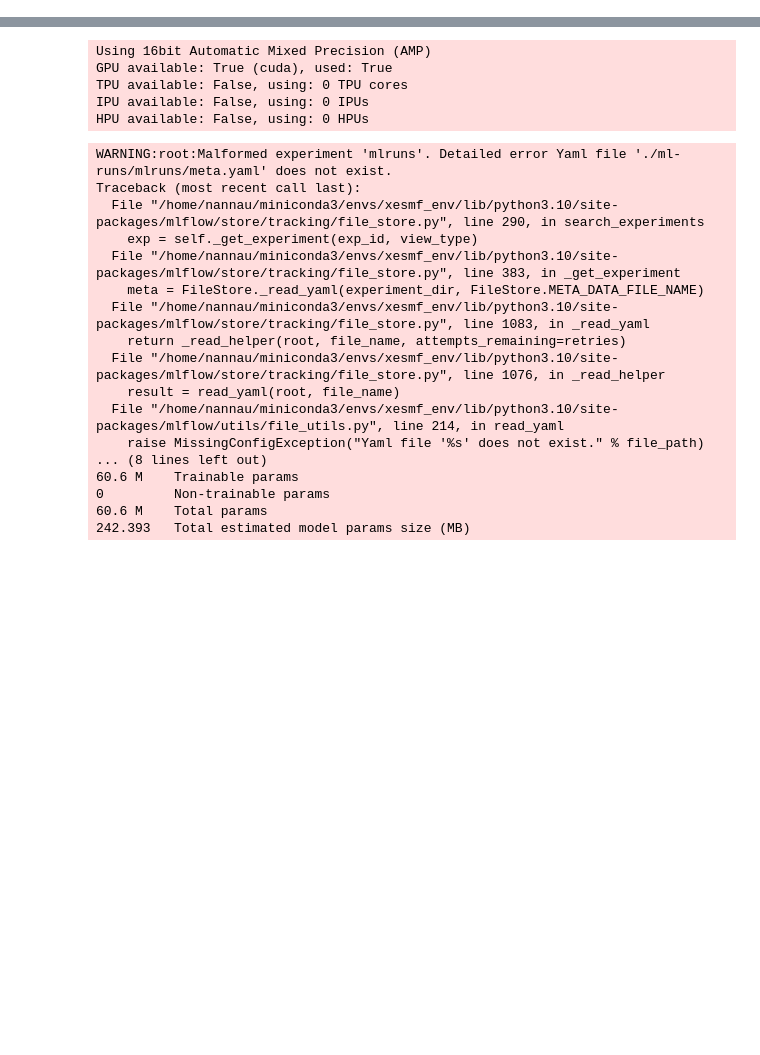
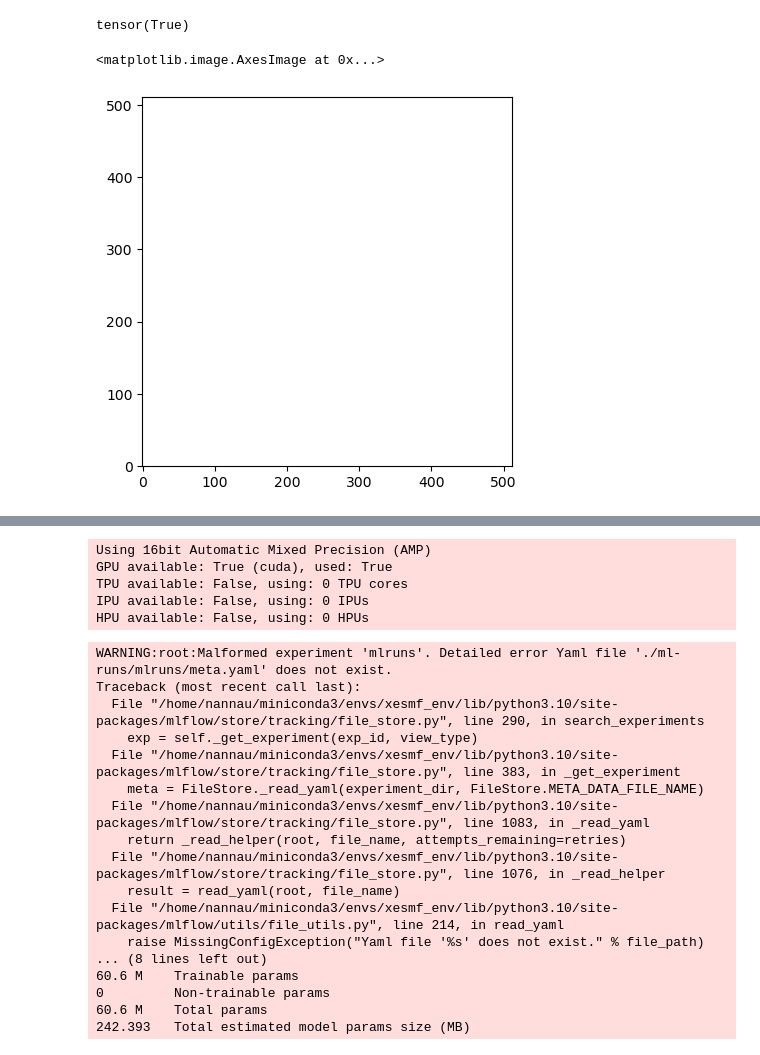
Before and after one commit to nannau/ClimatExML, a Jupyter notebook: notebooks/makeloader.ipynb, the cells around one changed output, grey strips where cells are left out. Cells and saved outputs as stored; diff of their text form; code cells hidden in the pictures; blank space fills up the shorter version.

```diff
--- a/notebooks/makeloader.ipynb
+++ b/notebooks/makeloader.ipynb
@@ -37,0 +136,9 @@ data_glob = {
+# %%
+torch.any(torch.isnan(torch.load(f"/home/nannau/data/wrf/train/U10/U10_{globed[0][0]}.pt")))
+# %% [output]
+tensor(True)
+# %%
+plt.imshow(torch.load(f"/home/nannau/data/wrf/train/U10/U10_{globed[0][0]}.pt"), origin="lower")
+# %% [output]
+<matplotlib.image.AxesImage at 0x...>
+[figure, added]
```
Also changed, not shown: parts of 29 cells of this notebook, 7 other files.
